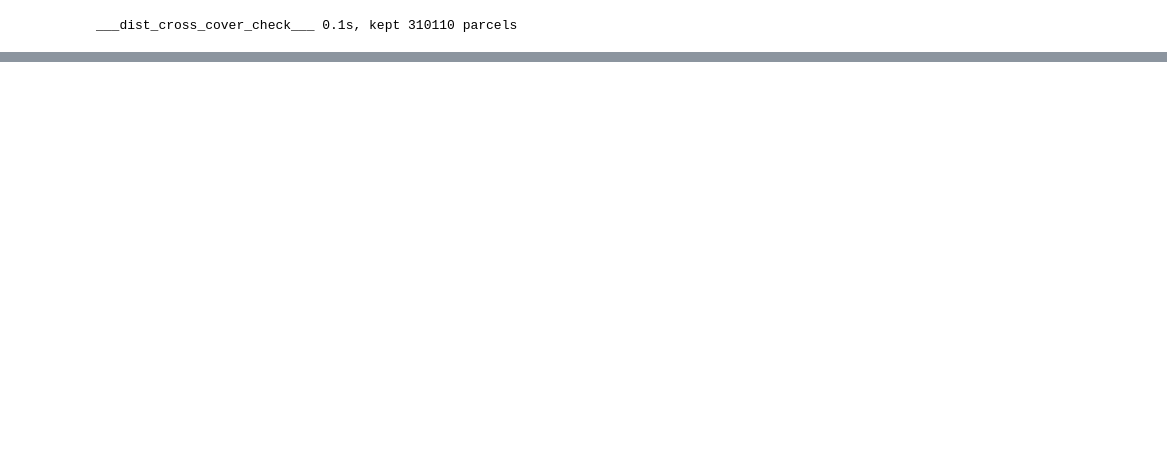
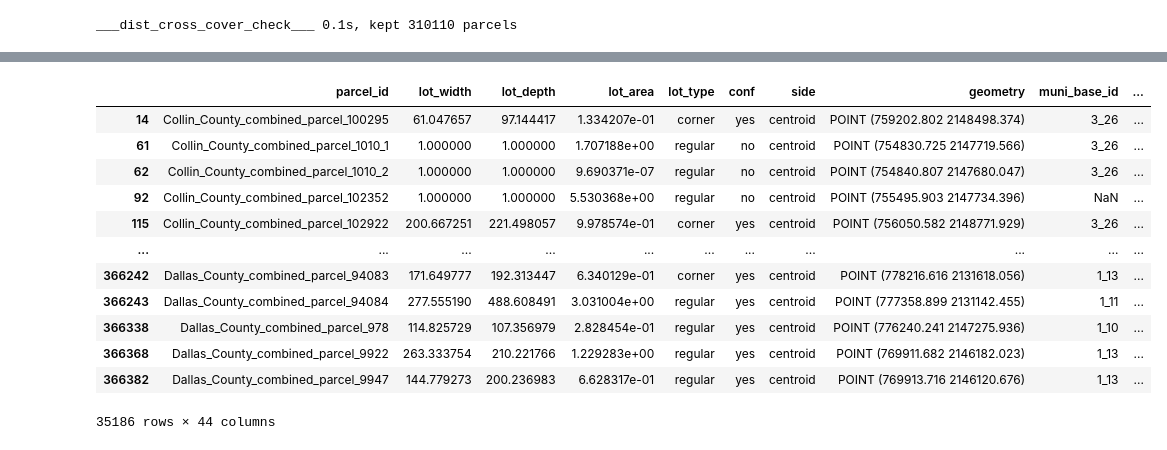
Before and after one commit to vibe-lab-gsd/zonepy, a Jupyter notebook: examples.ipynb, the cells around one changed output, grey strips where cells are left out. Cells and saved outputs as stored; diff of their text form; code cells hidden in the pictures; blank space fills up the shorter version.

```diff
--- a/examples.ipynb
+++ b/examples.ipynb
@@ -1353,0 +1453,31 @@ ___planned_dev_check___ 0.1s, kept 310149 parcels
+# %%
+def has_overlay(val):
+    # 支持标量或列表；NaN/None 视为没有 overlay
+    if isinstance(val, (list, tuple)):
+        return any(pd.notna(x) for x in val)
+    return pd.notna(val)
+
+mask = parcel_dims["muni_overlay_id"].apply(has_overlay)
+
+parcel_dims.loc[mask, "maybe_reasons"] = (
+    parcel_dims.loc[mask, "maybe_reasons"]
+    .fillna("")
+    .apply(lambda s: "overlay" if s == "" else s + ",overlay")
+)
+# %%
+# ————————— 8. Overlay check ————————— #
+if "overlay" in checks and not overlays.empty:
+    t6 = time.time()
+    def has_overlay(val):
+        if isinstance(val, (list, tuple)):
+            return any(pd.notna(x) for x in val)
+        return pd.notna(val)
+    mask = parcel_dims["muni_overlay_id"].apply(has_overlay)
+    parcel_dims.loc[mask, "maybe_reasons"] = (
+        parcel_dims.loc[mask, "maybe_reasons"]
+        .fillna("")
+        .apply(lambda s: "overlay" if s == "" else s + ",overlay")
+    )
+
+    if print_checkpoints:
+        print(f"___overlay_check___ {time.time()-t6:.1f}s\n")
@@ -1353,0 +1498,16 @@ ___planned_dev_check___ 0.1s, kept 310149 parcels
+# %%
+parcel_dims
+# %% [output]
+|  | parcel_id | lot_width | lot_depth | lot_area | lot_type | conf | side | geometry | muni_base_id | ... |
+| 14 | Collin_County_combined_parcel_100295 | 61.047657 | 97.144417 | 1.334207e-01 | corner | yes | centroid | POINT (759202.802 2148498.374) | 3_26 | ... |
+| 61 | Collin_County_combined_parcel_1010_1 | 1.000000 | 1.000000 | 1.707188e+00 | regular | no | centroid | POINT (754830.725 2147719.566) | 3_26 | ... |
+| 62 | Collin_County_combined_parcel_1010_2 | 1.000000 | 1.000000 | 9.690371e-07 | regular | no | centroid | POINT (754840.807 2147680.047) | 3_26 | ... |
+| 92 | Collin_County_combined_parcel_102352 | 1.000000 | 1.000000 | 5.530368e+00 | regular | no | centroid | POINT (755495.903 2147734.396) | NaN | ... |
+| 115 | Collin_County_combined_parcel_102922 | 200.667251 | 221.498057 | 9.978574e-01 | corner | yes | centroid | POINT (756050.582 2148771.929) | 3_26 | ... |
+| ... | ... | ... | ... | ... | ... | ... | ... | ... | ... | ... |
+| 366242 | Dallas_County_combined_parcel_94083 | 171.649777 | 192.313447 | 6.340129e-01 | corner | yes | centroid | POINT (778216.616 2131618.056) | 1_13 | ... |
+| 366243 | Dallas_County_combined_parcel_94084 | 277.555190 | 488.608491 | 3.031004e+00 | regular | yes | centroid | POINT (777358.899 2131142.455) | 1_11 | ... |
+| 366338 | Dallas_County_combined_parcel_978 | 114.825729 | 107.356979 | 2.828454e-01 | regular | yes | centroid | POINT (776240.241 2147275.936) | 1_10 | ... |
+| 366368 | Dallas_County_combined_parcel_9922 | 263.333754 | 210.221766 | 1.229283e+00 | regular | yes | centroid | POINT (769911.682 2146182.023) | 1_13 | ... |
+| 366382 | Dallas_County_combined_parcel_9947 | 144.779273 | 200.236983 | 6.628317e-01 | regular | yes | centroid | POINT (769913.716 2146120.676) | 1_13 | ... |
+35186 rows × 44 columns
```
Also changed, not shown: parts of 17 cells of this notebook, 1 other file.
